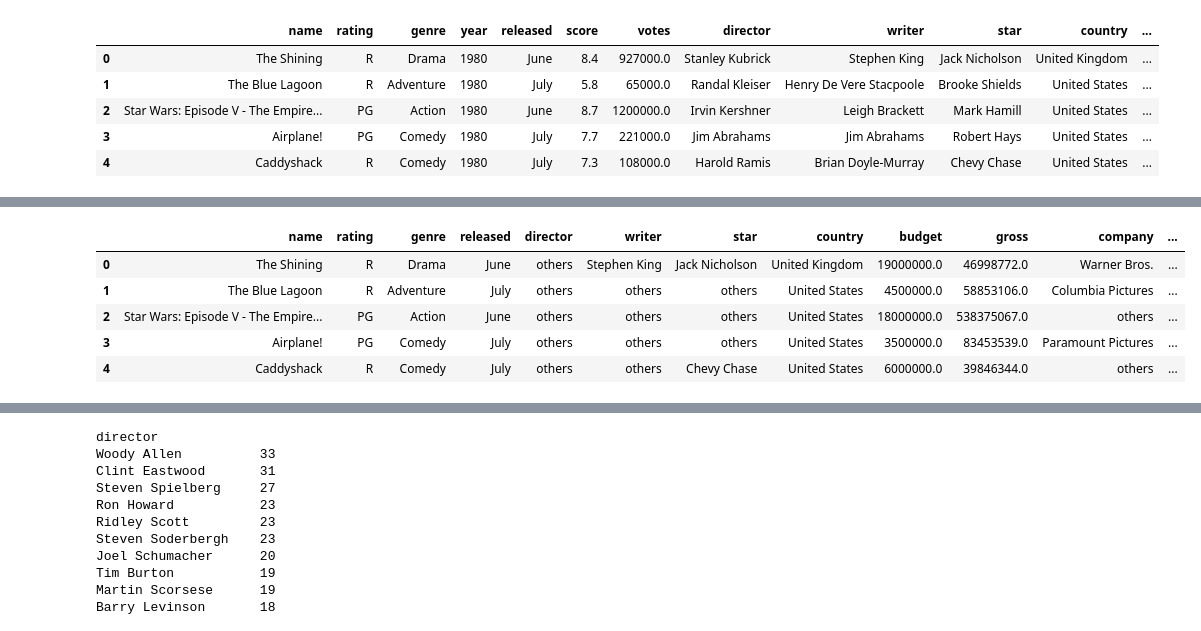
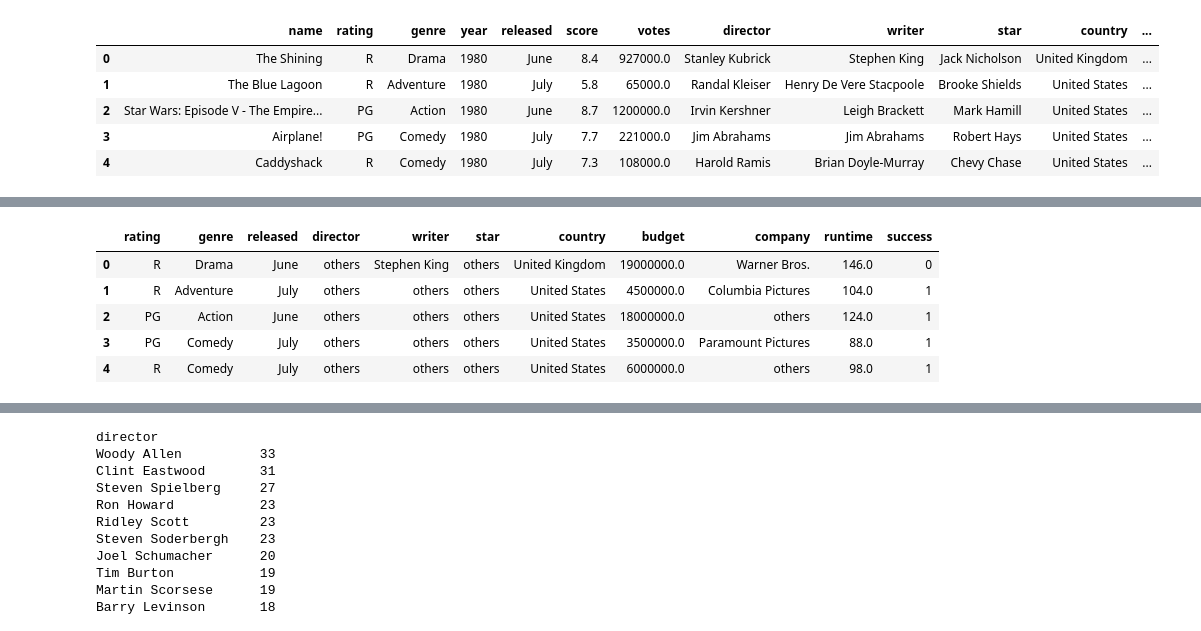
Before and after one commit to jonyang6483/Project-4-Movie-Projections, a Jupyter notebook: MovieDB/actor_writer_director.ipynb, the cells around one changed output, grey strips where cells are left out. Saved outputs shown, nothing was run; the diff lists cells and outputs as text; code cells hidden in the pictures.

```diff
--- a/MovieDB/actor_writer_director.ipynb
+++ b/MovieDB/actor_writer_director.ipynb
@@ -84,12 +73,12 @@ df_movie.loc[df_movie['director'].isin(director_other.index[director_other]), 'd
 # %%
-writer_other = df_movie['writer'].value_counts() < 10
-df_movie.loc[df_movie['writer'].isin(writer_other.index[writer_other]), 'writer'] = 'others'
+writer_other = df_movie_clean['writer'].value_counts() < 10
+df_movie_clean.loc[df_movie_clean['writer'].isin(writer_other.index[writer_other]), 'writer'] = 'others'
 # %%
-star_other = df_movie['star'].value_counts() < 15
-df_movie.loc[df_movie['star'].isin(star_other.index[star_other]), 'star'] = 'others'
+star_other = df_movie_clean['star'].value_counts() < 20
+df_movie_clean.loc[df_movie_clean['star'].isin(star_other.index[star_other]), 'star'] = 'others'
 # %%
-country_other = df_movie['country'].value_counts() < 50
-df_movie.loc[df_movie['country'].isin(country_other.index[country_other]), 'country'] = 'others'
+country_other = df_movie_clean['country'].value_counts() < 50
+df_movie_clean.loc[df_movie_clean['country'].isin(country_other.index[country_other]), 'country'] = 'others'
 # %%
-company_other = df_movie['company'].value_counts() < 100
-df_movie.loc[df_movie['company'].isin(company_other.index[company_other]), 'company'] = 'others'
+company_other = df_movie_clean['company'].value_counts() < 150
+df_movie_clean.loc[df_movie_clean['company'].isin(company_other.index[company_other]), 'company'] = 'others'
@@ -96,9 +88,9 @@ df_movie.loc[df_movie['company'].isin(company_other.index[company_other]), 'comp
 # %%
-df_movie.head()
+df_movie_clean.head()
 # %% [output]
-|  | name | rating | genre | released | director | writer | star | country | budget | gross | company | ... |
-| 0 | The Shining | R | Drama | June | others | Stephen King | Jack Nicholson | United Kingdom | 19000000.0 | 46998772.0 | Warner Bros. | ... |
-| 1 | The Blue Lagoon | R | Adventure | July | others | others | others | United States | 4500000.0 | 58853106.0 | Columbia Pictures | ... |
-| 2 | Star Wars: Episode V - The Empire... | PG | Action | June | others | others | others | United States | 18000000.0 | 538375067.0 | others | ... |
-| 3 | Airplane! | PG | Comedy | July | others | others | others | United States | 3500000.0 | 83453539.0 | Paramount Pictures | ... |
-| 4 | Caddyshack | R | Comedy | July | others | others | Chevy Chase | United States | 6000000.0 | 39846344.0 | others | ... |
+|  | rating | genre | released | director | writer | star | country | budget | company | runtime | success |
+| 0 | R | Drama | June | others | Stephen King | others | United Kingdom | 19000000.0 | Warner Bros. | 146.0 | 0 |
+| 1 | R | Adventure | July | others | others | others | United States | 4500000.0 | Columbia Pictures | 104.0 | 1 |
+| 2 | PG | Action | June | others | others | others | United States | 18000000.0 | others | 124.0 | 1 |
+| 3 | PG | Comedy | July | others | others | others | United States | 3500000.0 | Paramount Pictures | 88.0 | 1 |
+| 4 | R | Comedy | July | others | others | others | United States | 6000000.0 | others | 98.0 | 1 |
```
Also changed, not shown: parts of 19 cells of this notebook, 1 other file.
